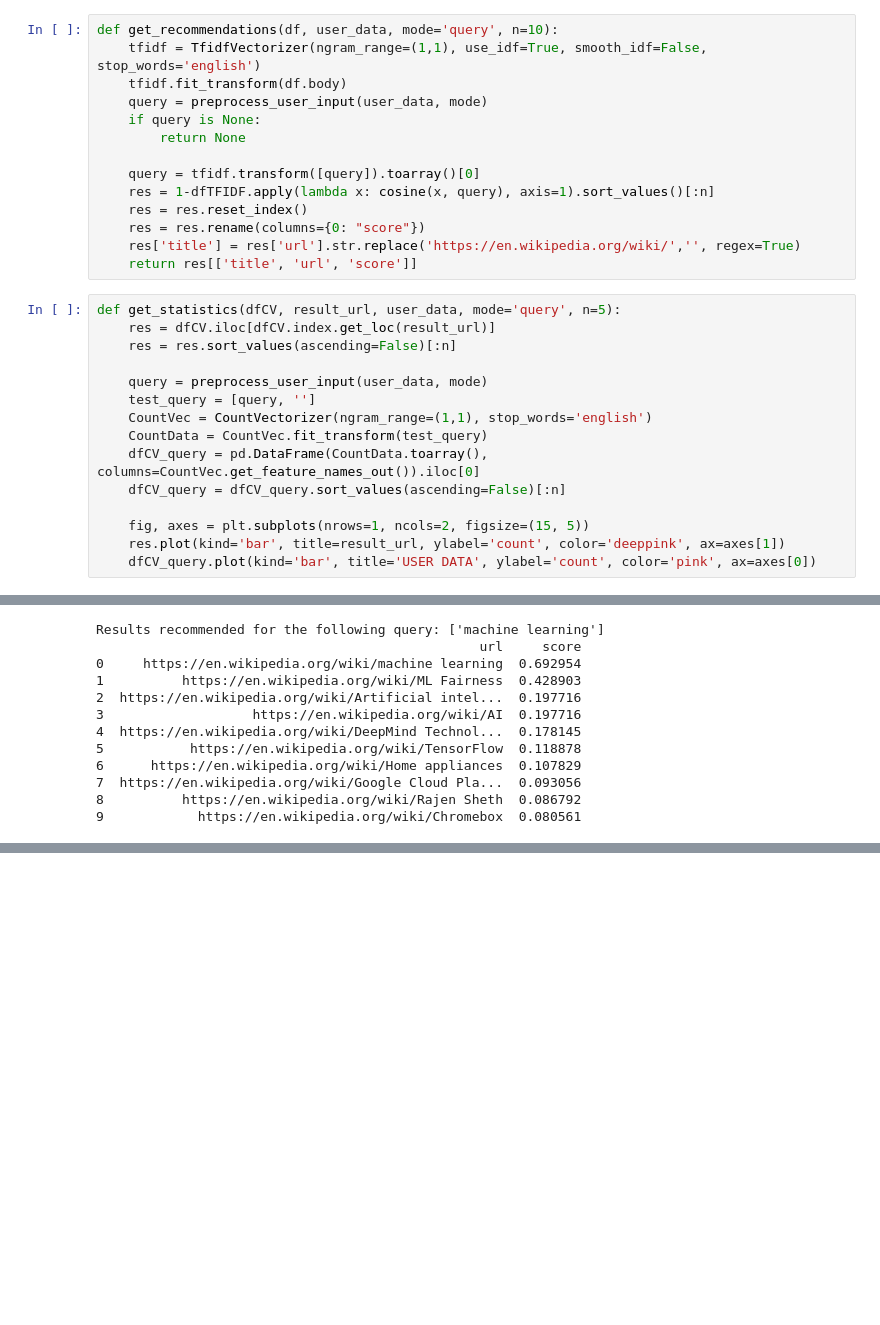
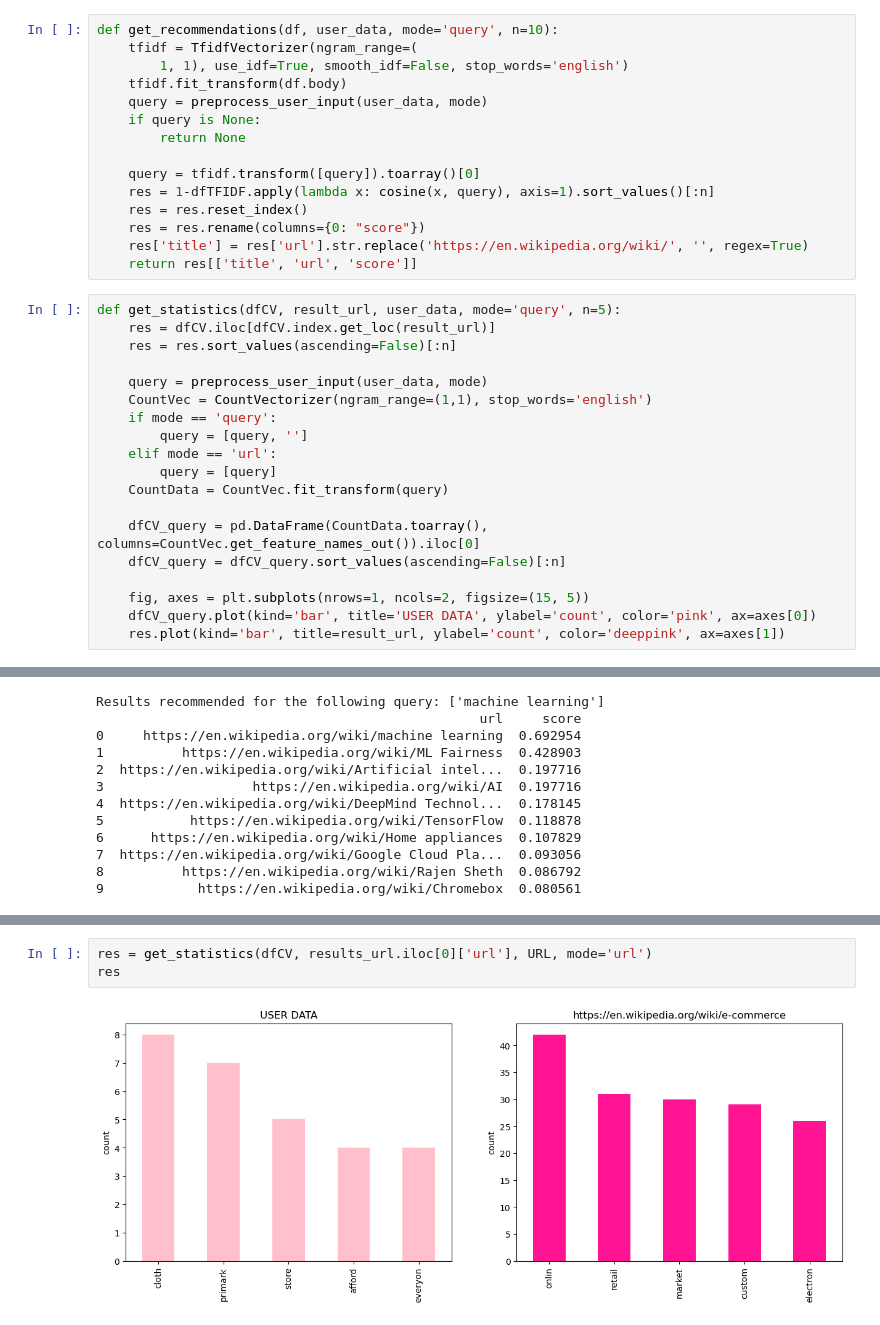
Before and after one commit to azywot/wiki-recommender-system, a Jupyter notebook: project.ipynb, the cells around one changed output, grey strips where cells are left out. Saved outputs shown, nothing was run; the diff lists cells and outputs as text; blank space fills up the shorter version.

```diff
--- a/project.ipynb
+++ b/project.ipynb
@@ -336,7 +315,8 @@ def preprocess_user_input(user_data, mode='query'):
     return query
 # %%
 def get_recommendations(df, user_data, mode='query', n=10):
-    tfidf = TfidfVectorizer(ngram_range=(1,1), use_idf=True, smooth_idf=False, stop_words='english')
+    tfidf = TfidfVectorizer(ngram_range=(
+        1, 1), use_idf=True, smooth_idf=False, stop_words='english')
     tfidf.fit_transform(df.body)
     query = preprocess_user_input(user_data, mode)
     if query is None:
@@ -346,7 +326,7 @@ def get_recommendations(df, user_data, mode='query', n=10):
     res = 1-dfTFIDF.apply(lambda x: cosine(x, query), axis=1).sort_values()[:n]
     res = res.reset_index()
     res = res.rename(columns={0: "score"})
-    res['title'] = res['url'].str.replace('https://en.wikipedia.org/wiki/','', regex=True)
+    res['title'] = res['url'].str.replace('https://en.wikipedia.org/wiki/', '', regex=True)
     return res[['title', 'url', 'score']]
 # %%
 def get_statistics(dfCV, result_url, user_data, mode='query', n=5):
@@ -354,15 +334,19 @@ def get_statistics(dfCV, result_url, user_data, mode='query', n=5):
     res = res.sort_values(ascending=False)[:n]
 
     query = preprocess_user_input(user_data, mode)
-    test_query = [query, '']
     CountVec = CountVectorizer(ngram_range=(1,1), stop_words='english')
-    CountData = CountVec.fit_transform(test_query)
+    if mode == 'query':
+        query = [query, '']
+    elif mode == 'url':
+        query = [query]
+    CountData = CountVec.fit_transform(query)
+
     dfCV_query = pd.DataFrame(CountData.toarray(), columns=CountVec.get_feature_names_out()).iloc[0]
     dfCV_query = dfCV_query.sort_values(ascending=False)[:n]
 
     fig, axes = plt.subplots(nrows=1, ncols=2, figsize=(15, 5))
+    dfCV_query.plot(kind='bar', title='USER DATA', ylabel='count', color='pink', ax=axes[0])
     res.plot(kind='bar', title=result_url, ylabel='count', color='deeppink', ax=axes[1])
-    dfCV_query.plot(kind='bar', title='USER DATA', ylabel='count', color='pink', ax=axes[0])
 # %%
 QUERY = ['machine learning']
 results_query = get_recommendations(df, QUERY)
@@ -393,0 +391,5 @@ print(results_url)
+# %%
+res = get_statistics(dfCV, results_url.iloc[0]['url'], URL, mode='url')
+res
+# %% [output]
+[figure, added]
```
Also changed, not shown: parts of 22 cells of this notebook.
